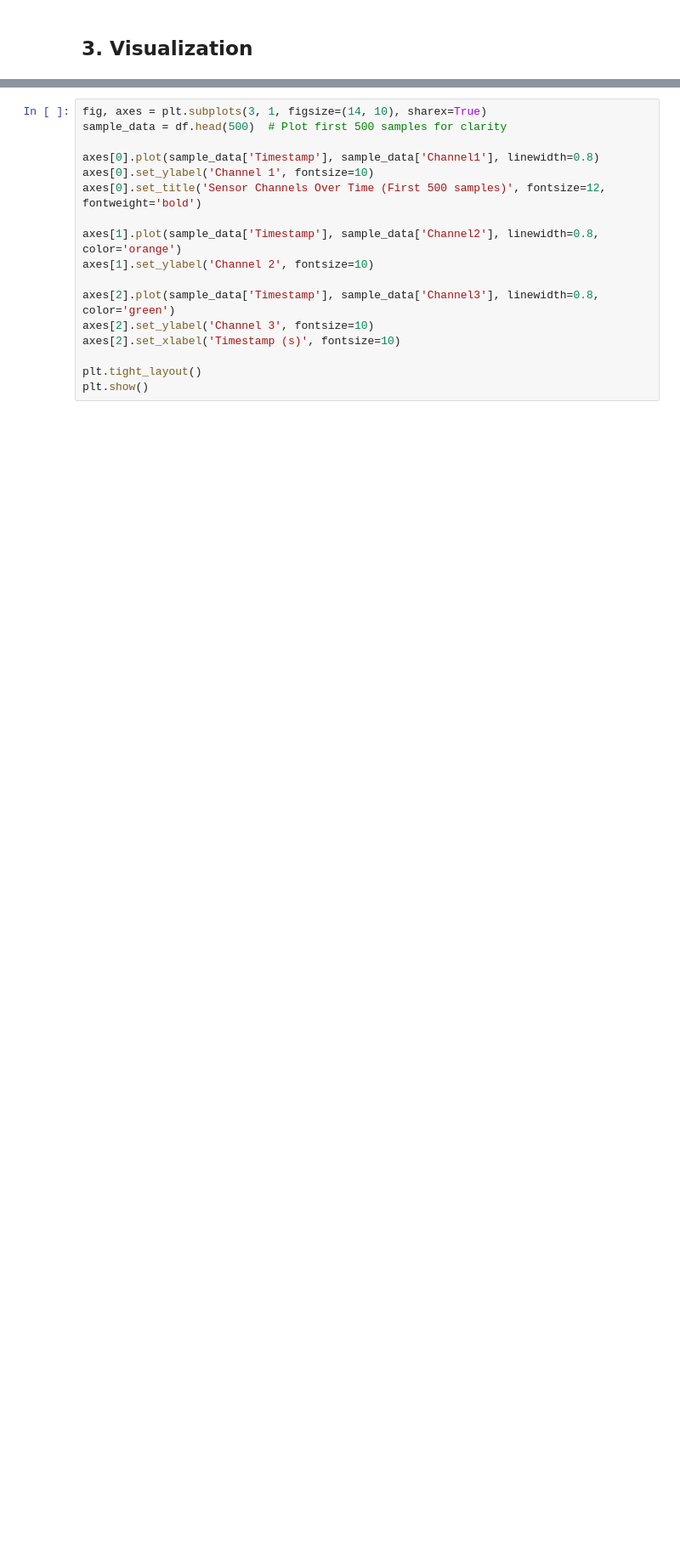
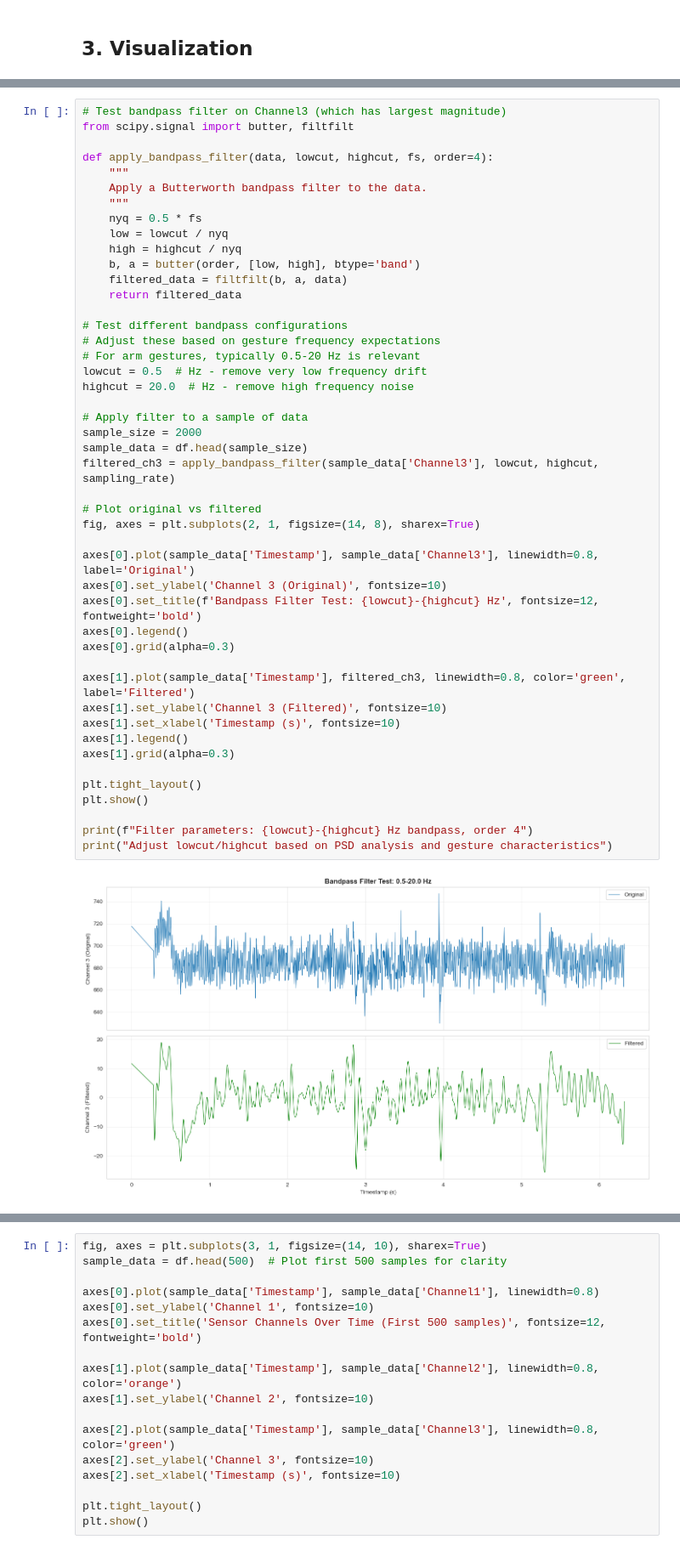
Before and after one commit to badralmahouri/npulse-software, a Jupyter notebook: notebooks/eda.ipynb, the cells around one changed output, grey strips where cells are left out. Shown at 85% size. Drawn from its saved outputs; the diff is of its cells as text; blank space fills up the shorter version.

```diff
--- a/notebooks/eda.ipynb
+++ b/notebooks/eda.ipynb
@@ -120,0 +176,48 @@ Name: count, dtype: int64
+# %%
+# Test bandpass filter on Channel3 (which has largest magnitude)
+from scipy.signal import butter, filtfilt
+
+def apply_bandpass_filter(data, lowcut, highcut, fs, order=4):
+    """
+    Apply a Butterworth bandpass filter to the data.
+    """
+    nyq = 0.5 * fs
+    low = lowcut / nyq
+    high = highcut / nyq
+    b, a = butter(order, [low, high], btype='band')
+    filtered_data = filtfilt(b, a, data)
+    return filtered_data
+
+# Test different bandpass configurations
+# Adjust these based on gesture frequency expectations
+# For arm gestures, typically 0.5-20 Hz is relevant
+lowcut = 0.5  # Hz - remove very low frequency drift
+highcut = 20.0  # Hz - remove high frequency noise
+
+# Apply filter to a sample of data
+sample_size = 2000
+sample_data = df.head(sample_size)
+filtered_ch3 = apply_bandpass_filter(sample_data['Channel3'], lowcut, highcut, sampling_rate)
+
+# Plot original vs filtered
+fig, axes = plt.subplots(2, 1, figsize=(14, 8), sharex=True)
+
+axes[0].plot(sample_data['Timestamp'], sample_data['Channel3'], linewidth=0.8, label='Original')
+axes[0].set_ylabel('Channel 3 (Original)', fontsize=10)
+axes[0].set_title(f'Bandpass Filter Test: {lowcut}-{highcut} Hz', fontsize=12, fontweight='bold')
+axes[0].legend()
+axes[0].grid(alpha=0.3)
+
+axes[1].plot(sample_data['Timestamp'], filtered_ch3, linewidth=0.8, color='green', label='Filtered')
+axes[1].set_ylabel('Channel 3 (Filtered)', fontsize=10)
+axes[1].set_xlabel('Timestamp (s)', fontsize=10)
+axes[1].legend()
+axes[1].grid(alpha=0.3)
+
+plt.tight_layout()
+plt.show()
+
+print(f"Filter parameters: {lowcut}-{highcut} Hz bandpass, order 4")
+print("Adjust lowcut/highcut based on PSD analysis and gesture characteristics")
+# %% [output]
+[figure, added]
```
Also changed, not shown: parts of 7 cells of this notebook, 19 other files.
